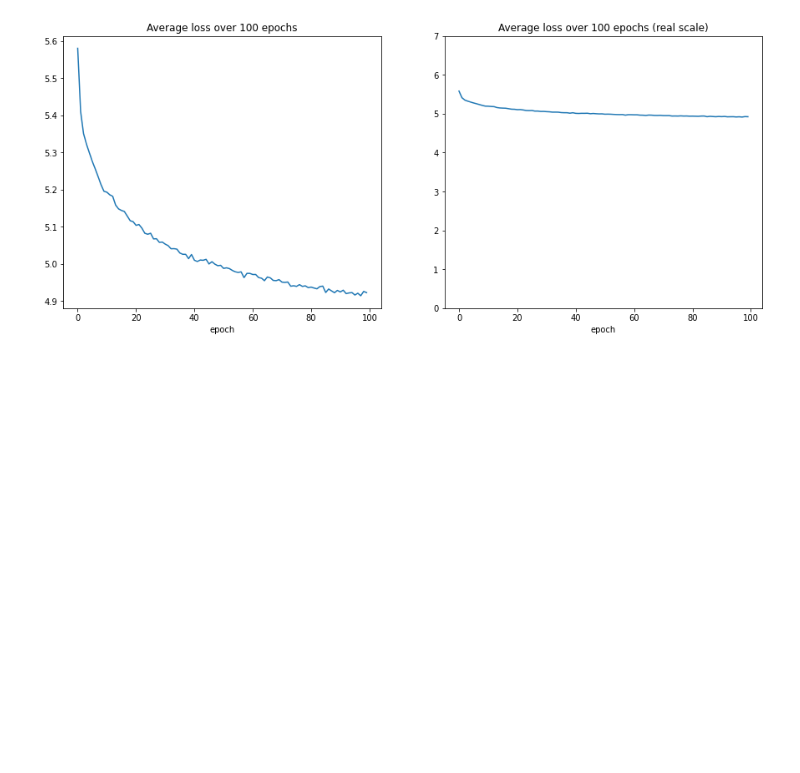
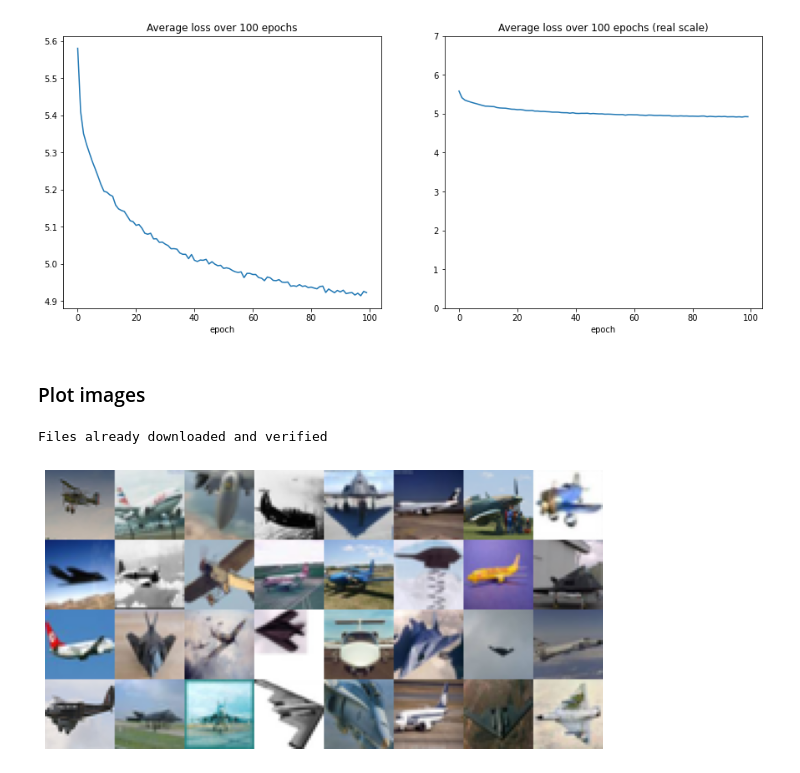
Before and after one commit to AlinaGodun/dcl_b, a Jupyter notebook: DCB Notebook.ipynb, the cells around one changed output. Saved outputs shown, nothing was run; the diff lists cells and outputs as text; code cells hidden in the pictures; blank space fills up the shorter version.

Commit message:
made comparison between pics; fix range in custom cifar

```diff
--- a/DCB Notebook.ipynb
+++ b/DCB Notebook.ipynb
@@ -255,3 +255,20 @@ make_plots(df=it_epoch_group, x='epoch', y='loss', kind='line', ylim=(0,7), figs
            title='Average loss over 100 epochs')
 # %% [output]
 [figure]
+# %% [markdown]
+### Plot images
+# %%
+example_data = load_util.load_custom_cifar('./data', download=True, for_model='SimCLR', data_percent=1)
+# %% [output]
+Files already downloaded and verified
+# %%
+def plot_pics(data, transpose, ids, nrow=8):
+    pics = []
+    for i in ids:
+        pic = torch.from_numpy(np.transpose(data[i], transpose))
+        pics.append(pic)
+    plot_images(pics, nrow=nrow)
+# %%
+plot_pics(example_data.data[0], (2,0,1), range(32,64))
+# %% [output]
+[figure, added]
```
Also changed, not shown: parts of 8 cells of this notebook, 2 other files.
